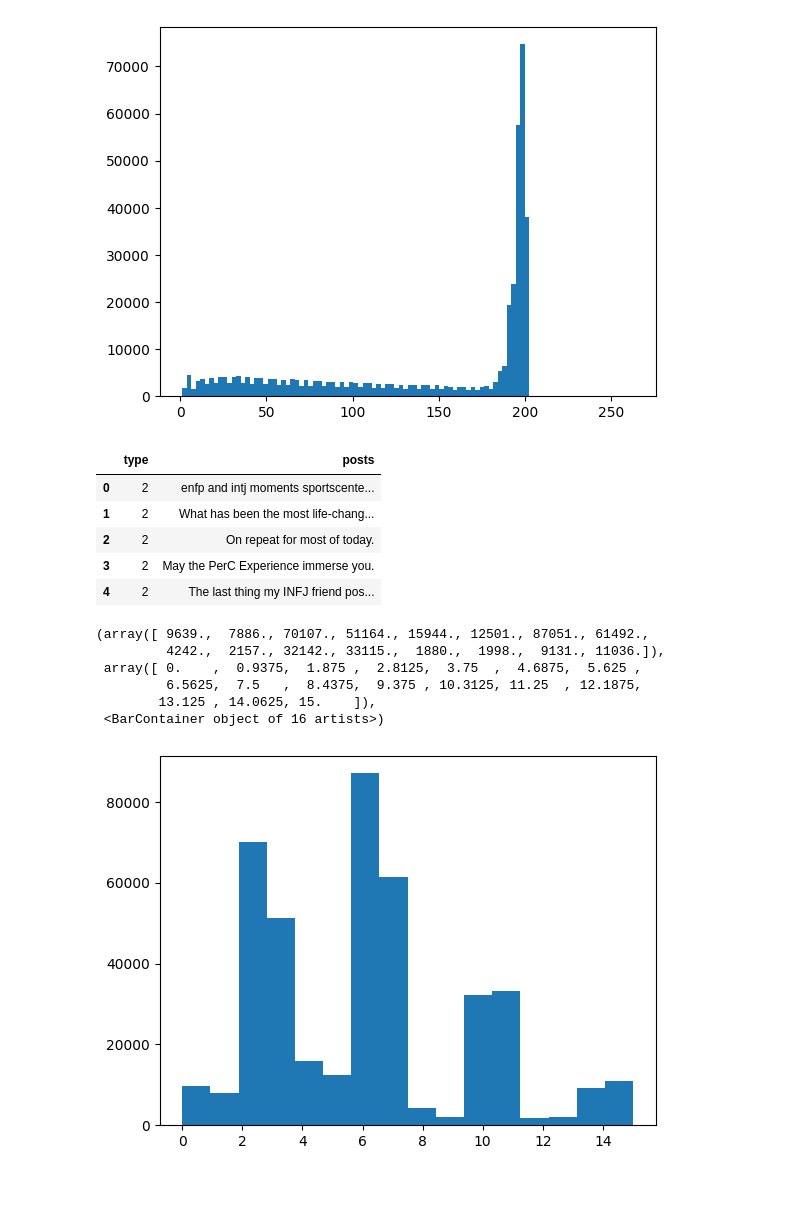
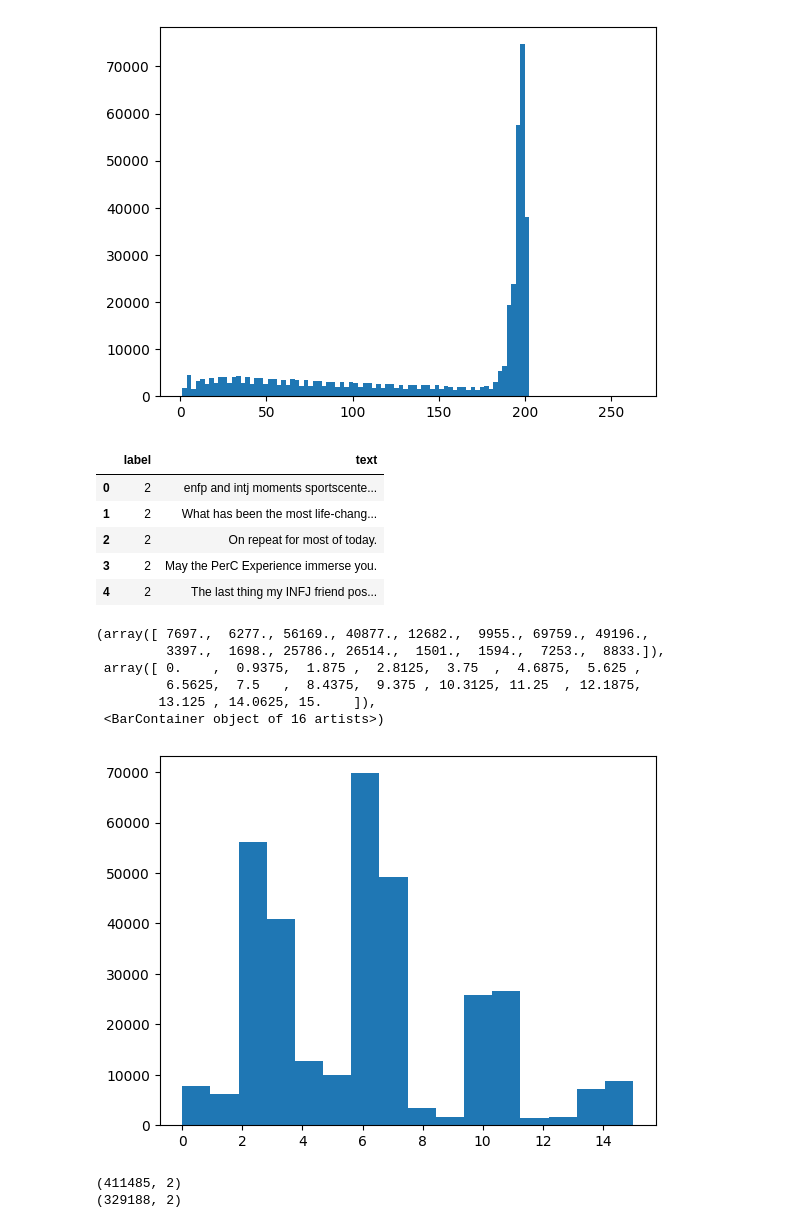
Before and after one commit to nogibjj/MBTI-Personality-Test, a Jupyter notebook: explore.ipynb, the cells around one changed output. Drawn from its saved outputs; the diff is of its cells as text; code cells hidden in the pictures; blank space fills up the shorter version.

```diff
--- a/explore.ipynb
+++ b/explore.ipynb
@@ -80,11 +82,17 @@ type2num = {'ISTJ': 0, 'ISFJ': 1, 'INFJ': 2, 'INTJ': 3, 'ISTP': 4, 'ISFP': 5, 'I
 num2type = {0: 'ISTJ', 1: 'ISFJ', 2: 'INFJ', 3: 'INTJ', 4: 'ISTP', 5: 'ISFP', 6: 'INFP', 7: 'INTP', 8: 'ESTP', 9: 'ESFP', 10: 'ENFP', 11: 'ENTP', 12: 'ESTJ', 13: 'ESFJ', 14: 'ENFJ', 15: 'ENTJ'}
 # %%
 df_new['type'] = df_new['type'].map(type2num)
+df_new.columns = ['label', 'text']
 df_new.head()
 # %% [output]
-|  | type | posts |
+|  | label | text |
 | 0 | 2 | enfp and intj moments sportscente... |
 | 1 | 2 | What has been the most life-chang... |
 | 2 | 2 | On repeat for most of today. |
 | 3 | 2 | May the PerC Experience immerse you. |
 | 4 | 2 | The last thing my INFJ friend pos... |
+# %%
+shuffle = np.random.permutation(len(df_new))
+df_new = df_new.iloc[shuffle]
+df_test = df_new.iloc[:int(0.2*len(df_new))]
+df_train = df_new.iloc[int(0.2*len(df_new)):]
@@ -93,11 +111,17 @@ df_new.to_csv('/workspaces/MBTI-Personality-Test/Data/mbti_cleaned.csv', index=F
 # %%
-plt.hist(df_new['type'], bins=16)
+plt.hist(df_train['label'], bins=16)
 # %% [output]
-(array([ 9639.,  7886., 70107., 51164., 15944., 12501., 87051., 61492.,
-         4242.,  2157., 32142., 33115.,  1880.,  1998.,  9131., 11036.]),
+(array([ 7697.,  6277., 56169., 40877., 12682.,  9955., 69759., 49196.,
+         3397.,  1698., 25786., 26514.,  1501.,  1594.,  7253.,  8833.]),
  array([ 0.    ,  0.9375,  1.875 ,  2.8125,  3.75  ,  4.6875,  5.625 ,
          6.5625,  7.5   ,  8.4375,  9.375 , 10.3125, 11.25  , 12.1875,
         13.125 , 14.0625, 15.    ]),
  <BarContainer object of 16 artists>)
-[figure, old version]
+[figure, new version]
+# %%
+print(df_new.shape)
+print(df_train.shape)
+# %% [output]
+(411485, 2)
+(329188, 2)
 # %%
```
Also changed, not shown: parts of 6 cells of this notebook.
